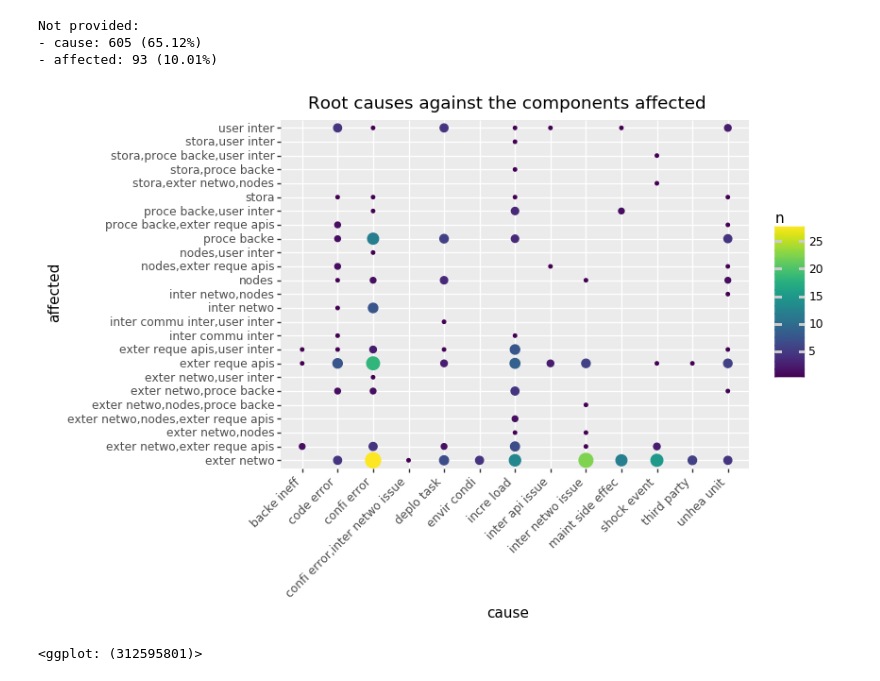
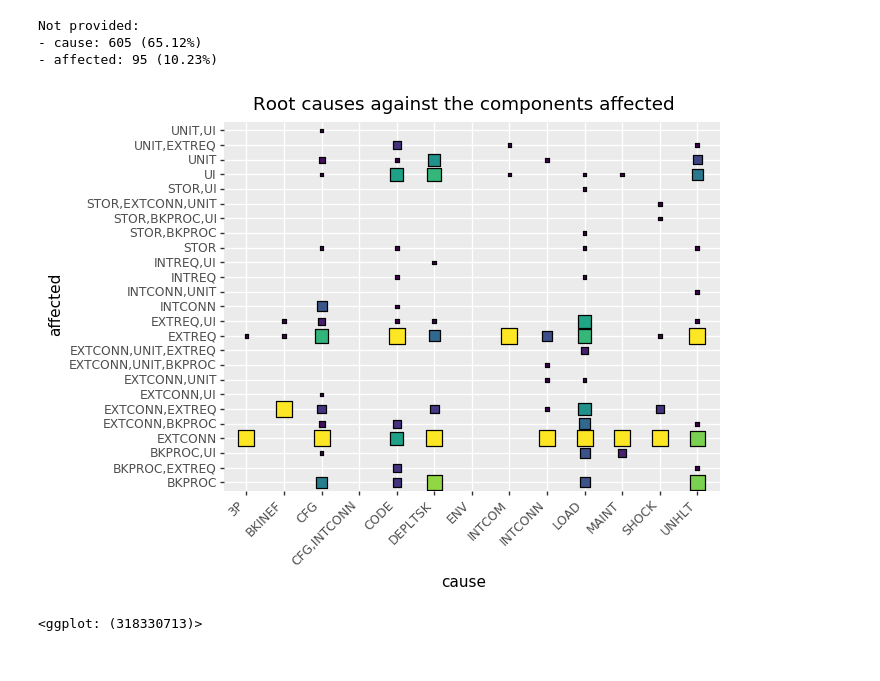
Before and after one commit to thezeroalpha/honours-project, a Jupyter notebook: notebooks/Plotting.ipynb, the cells around one changed output. Cells and saved outputs as stored; diff of their text form; code cells hidden in the pictures.

```diff
--- a/notebooks/Plotting.ipynb
+++ b/notebooks/Plotting.ipynb
@@ -61,7 +61,19 @@ def shorten(s):
         'deployment task': 'DEPLTSK',
         'shock event': 'SHOCK',
         'backend inefficiency': 'BKINEF',
-        'environmental conditions': 'ENV'
+        'environmental conditions': 'ENV',
+        'nodes/devices/instances': 'UNIT',
+        'external requests (apis)': 'EXTREQ',
+        'storage': 'STOR',
+        'internal communication interfaces': 'INTREQ',
+        'external network/connectivity': 'EXTCONN',
+        'processing backend': 'BKPROC',
+        'certificates/licenses': 'CERT',
+        'internal network': 'INTCONN',
+        'user interface': 'UI',
+        'everything': 'ALL',
+        'one': '1',
+        'multiple': '+'
     }
     return maps[s]
 
@@ -130,23 +224,26 @@ plotdf = pd.DataFrame({'azure': azure_hours,
 # %%
 print(f'''
 Not provided:
 - cause: {len_and_pct(df[filter_notprovided(df.cause, keep=True)], df)[0]} ({len_and_pct(df[filter_notprovided(df.cause, keep=True)], df)[1]})
 - affected: {len_and_pct(df[filter_notprovided(df.affected, keep=True)], df)[0]} ({len_and_pct(df[filter_notprovided(df.affected, keep=True)], df)[1]})
 ''')
 
-plotdf = df[filter_notprovided(df.cause) & filter_notprovided(df.affected)][['cause', 'affected']].applymap(lambda x: ','.join(map(abbrev, x)))
+plotdf = (df[filter_notprovided(df.cause) & filter_notprovided(df.affected)][['cause', 'affected']]
+          .applymap(lambda x: ','.join(map(shorten, x)))
+          .pipe(count_values, groupby='affected', countcol='cause')
+          .pipe(max_normalize_by_column, by='cause', target='counts'))
 (p9.ggplot(plotdf)
- + p9.aes(x='cause', y='affected', color='..n..')
- + p9.geom_count(show_legend={'size': False})
+ + p9.aes(x='cause', y='affected', fill='counts', size='counts')
+ + p9.geom_count(show_legend=False, shape='s')
  + p9.ggtitle("Root causes against the components affected")
  + p9.theme(axis_text_x=p9.element_text(rotation=45, hjust=1))
 )
 # %% [output]
 Not provided:
 - cause: 605 (65.12%)
-- affected: 93 (10.01%)
+- affected: 95 (10.23%)
-[figure, old version]
+[figure, new version]
-<ggplot: (312595801)>
+<ggplot: (318330713)>
 # %%
 print(f'''
 Not provided:
```
Also changed, not shown: parts of 12 cells of this notebook, 1 other file.
